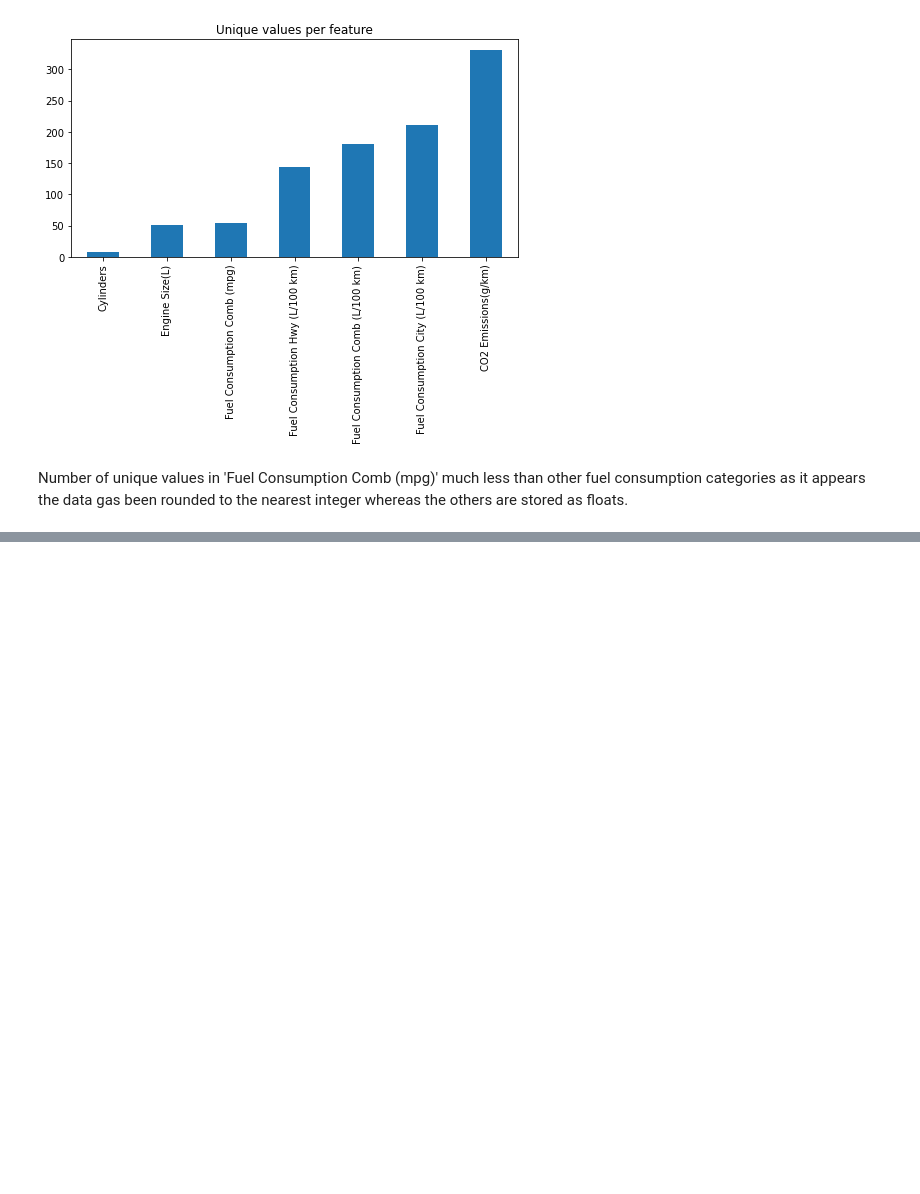
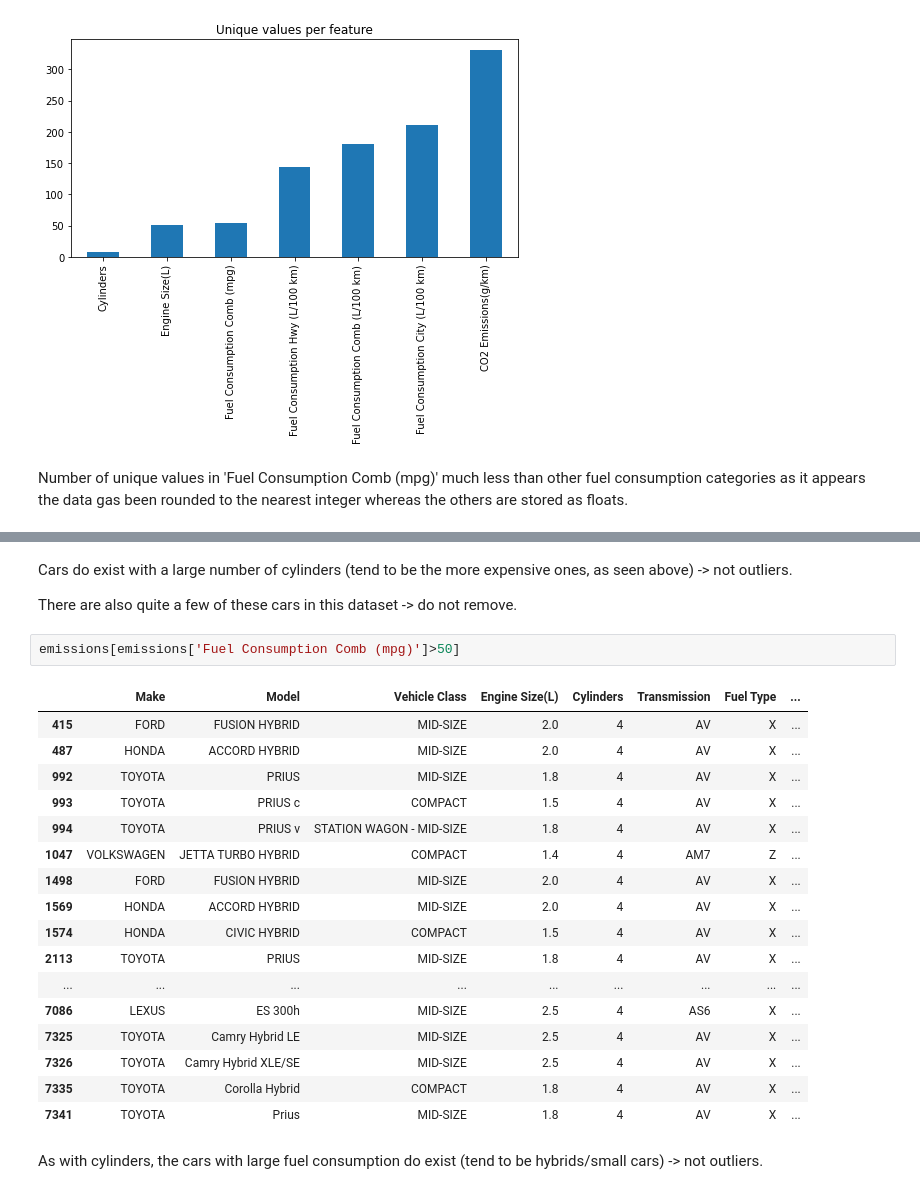
Before and after one commit to tbache/CO2_emissions_regression, a Jupyter notebook: CO2_emissions_regression.ipynb, the cells around one changed output, grey strips where cells are left out. Drawn from its saved outputs; the diff is of its cells as text; blank space fills up the shorter version.

```diff
--- a/CO2_emissions_regression.ipynb
+++ b/CO2_emissions_regression.ipynb
@@ -140,0 +198,26 @@ Number of unique values in 'Fuel Consumption Comb (mpg)' much less than other fu
+# %% [markdown]
+Cars do exist with a large number of cylinders (tend to be the more expensive ones, as seen above) -> not outliers.
+
+There are also quite a few of these cars in this dataset -> do not remove.
+# %%
+emissions[emissions['Fuel Consumption Comb (mpg)']>50]
+# %% [output]
+|  | Make | Model | Vehicle Class | Engine Size(L) | Cylinders | Transmission | Fuel Type | ... |
+| 415 | FORD | FUSION HYBRID | MID-SIZE | 2.0 | 4 | AV | X | ... |
+| 487 | HONDA | ACCORD HYBRID | MID-SIZE | 2.0 | 4 | AV | X | ... |
+| 992 | TOYOTA | PRIUS | MID-SIZE | 1.8 | 4 | AV | X | ... |
+| 993 | TOYOTA | PRIUS c | COMPACT | 1.5 | 4 | AV | X | ... |
+| 994 | TOYOTA | PRIUS v | STATION WAGON - MID-SIZE | 1.8 | 4 | AV | X | ... |
+| 1047 | VOLKSWAGEN | JETTA TURBO HYBRID | COMPACT | 1.4 | 4 | AM7 | Z | ... |
+| 1498 | FORD | FUSION HYBRID | MID-SIZE | 2.0 | 4 | AV | X | ... |
+| 1569 | HONDA | ACCORD HYBRID | MID-SIZE | 2.0 | 4 | AV | X | ... |
+| 1574 | HONDA | CIVIC HYBRID | COMPACT | 1.5 | 4 | AV | X | ... |
+| 2113 | TOYOTA | PRIUS | MID-SIZE | 1.8 | 4 | AV | X | ... |
+| ... | ... | ... | ... | ... | ... | ... | ... | ... |
+| 7086 | LEXUS | ES 300h | MID-SIZE | 2.5 | 4 | AS6 | X | ... |
+| 7325 | TOYOTA | Camry Hybrid LE | MID-SIZE | 2.5 | 4 | AV | X | ... |
+| 7326 | TOYOTA | Camry Hybrid XLE/SE | MID-SIZE | 2.5 | 4 | AV | X | ... |
+| 7335 | TOYOTA | Corolla Hybrid | COMPACT | 1.8 | 4 | AV | X | ... |
+| 7341 | TOYOTA | Prius | MID-SIZE | 1.8 | 4 | AV | X | ... |
+# %% [markdown]
+As with cylinders, the cars with large fuel consumption do exist (tend to be hybrids/small cars) -> not outliers.
```
Also changed, not shown: parts of 9 cells of this notebook.
